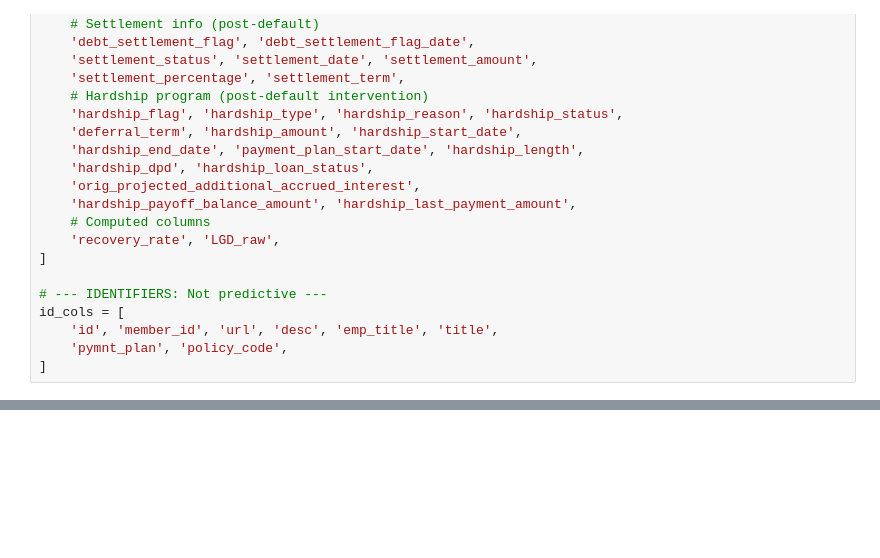
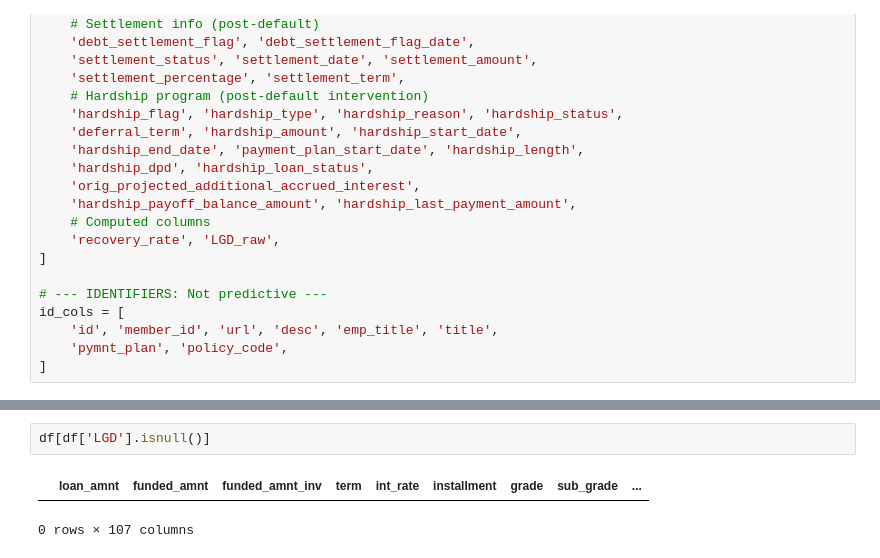
Before and after one commit to IAMLATI/Predicting-Loss-Given-Default-, a Jupyter notebook: Predicting_Loan_Default_Loss_(Loss_Given_Default).ipynb, the cells around one changed output, grey strips where cells are left out. Cells and saved outputs as stored; diff of their text form; blank space fills up the shorter version.

```diff
--- a/Predicting_Loan_Default_Loss_(Loss_Given_Default).ipynb
+++ b/Predicting_Loan_Default_Loss_(Loss_Given_Default).ipynb
@@ -175,0 +198,5 @@ id_cols = [
+# %%
+df[df['LGD'].isnull()]
+# %% [output]
+|  | loan_amnt | funded_amnt | funded_amnt_inv | term | int_rate | installment | grade | sub_grade | ... |
+0 rows × 107 columns
```
Also changed, not shown: parts of 20 cells of this notebook.
